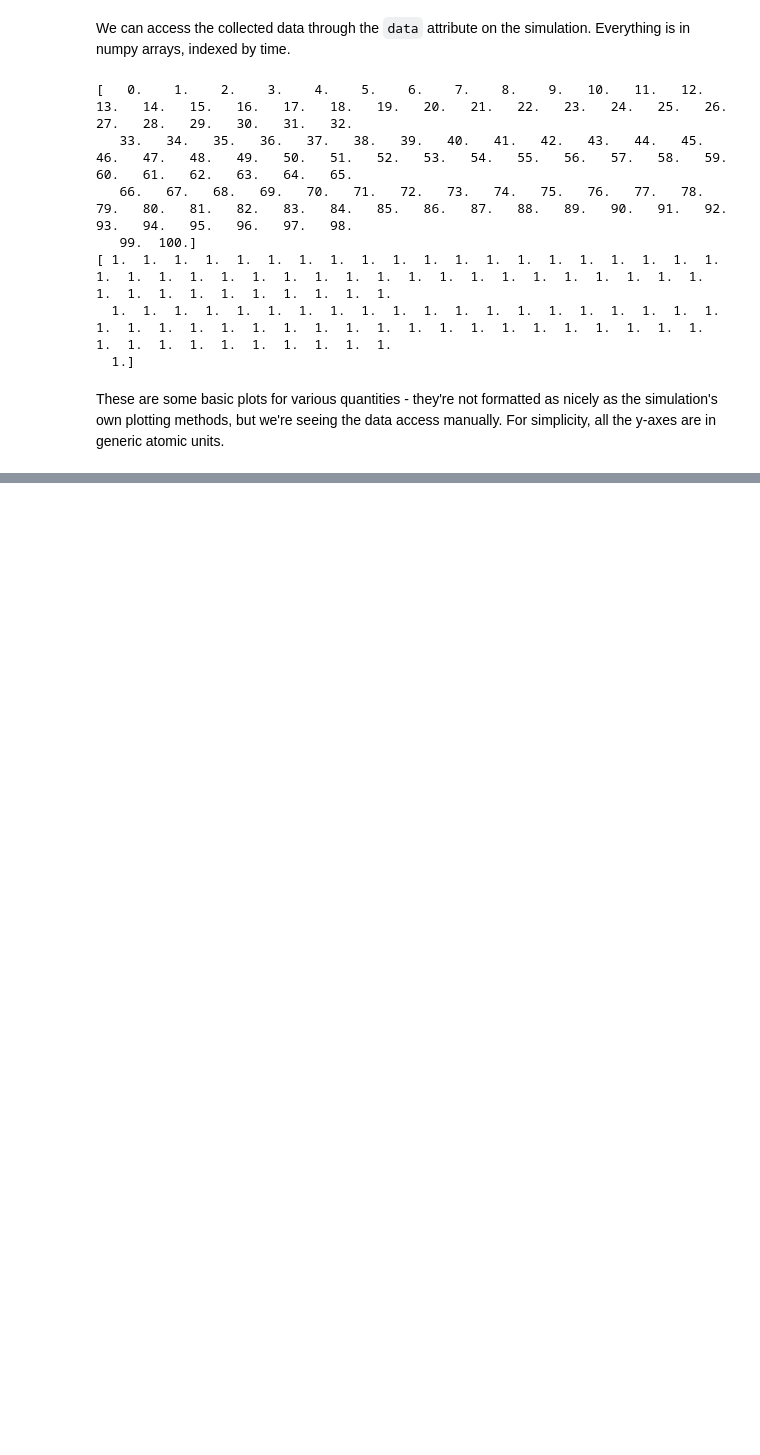
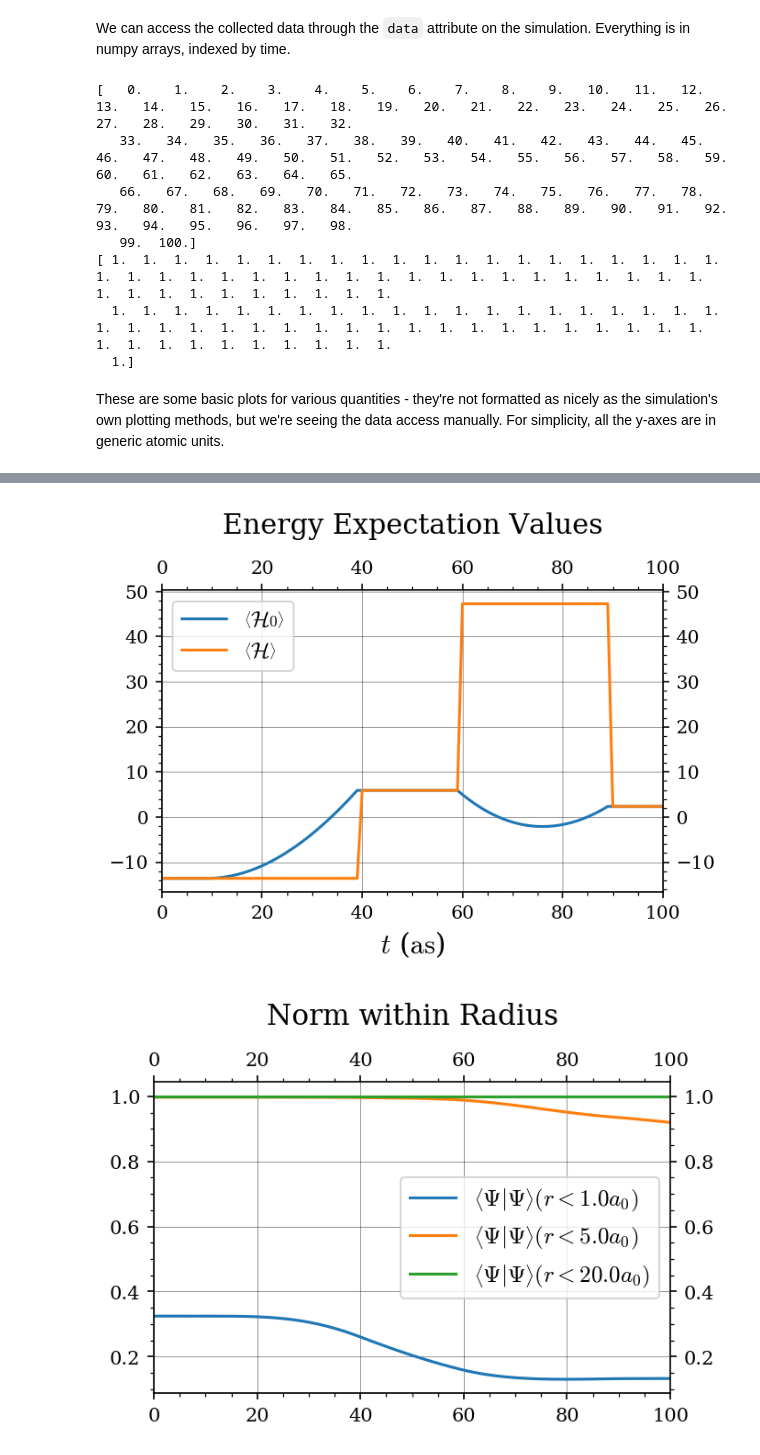
Before and after one commit to JoshKarpel/ionization, a Jupyter notebook: dev/mesh_data_collection/mesh_datastores.ipynb, the cells around one changed output, grey strips where cells are left out. Cells and saved outputs as stored; diff of their text form; code cells hidden in the pictures; blank space fills up the shorter version.

Commit message:
Add NormWithinRadius datastore

```diff
--- a/dev/mesh_data_collection/mesh_datastores.ipynb
+++ b/dev/mesh_data_collection/mesh_datastores.ipynb
@@ -57,6 +57,7 @@ with LOGMAN as logger:
             ion.mesh.ZExpectationValue(),
             ion.mesh.InternalEnergyExpectationValue(),
             ion.mesh.TotalEnergyExpectationValue(),
+            ion.mesh.NormWithinRadius(radii = (1 * u.bohr_radius, 5 * u.bohr_radius, 20 * u.bohr_radius,)),
         ),
     ).to_sim()
 
@@ -159,3 +160,25 @@ def plot_energy_expectation_values(sim):
         title = 'Energy Expectation Values',
         **PLOT_KWARGS
     )
+
+
+def plot_norm_within_radius(sim):
+    si.vis.xy_plot(
+        'norm_within_radius',
+        sim.data.times,
+        *sim.data.norm_within_radius.values(),
+        line_labels = [
+            rf'$ \left\langle \Psi | \Psi \right\rangle (r < {u.uround(r, u.bohr_radius, 0)}a_0) $'
+            for r in sim.data.norm_within_radius.keys()
+        ],
+        x_unit = 'asec',
+        title = 'Norm within Radius',
+        **PLOT_KWARGS
+    )
+
+plot_fields(sim)
+plot_norm_and_inner_products(sim)
+plot_r_and_z_expectation_values(sim)
+plot_energy_expectation_values(sim)
+plot_norm_within_radius(sim)
+# %% [output]
@@ -161,0 +188,2 @@ def plot_energy_expectation_values(sim):
+[figure, added]
+[figure, added]
```
Also changed, not shown: parts of 3 cells of this notebook, 6 other files.
